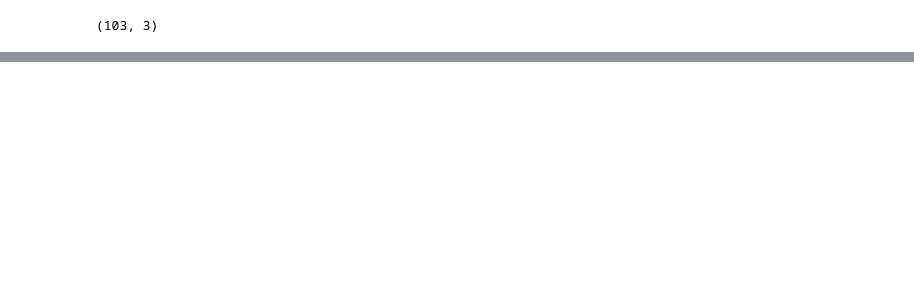
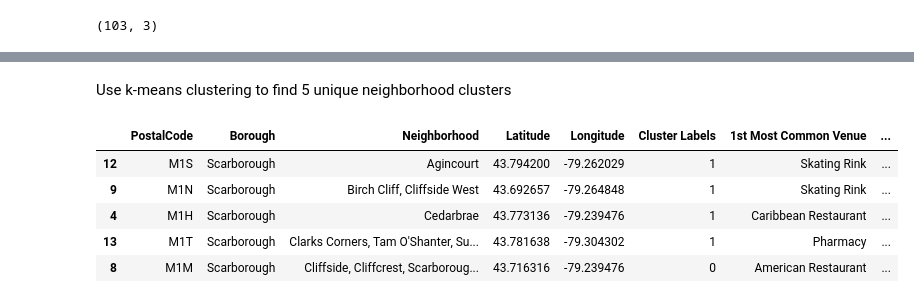
Before and after one commit to ClintonMc/Coursera_Capstone, a Jupyter notebook: Assignment_Toronto_Neighborhood_Segment.ipynb, the cells around one changed output, grey strips where cells are left out. Cells and saved outputs as stored; diff of their text form; code cells hidden in the pictures; blank space fills up the shorter version.

```diff
--- a/Assignment_Toronto_Neighborhood_Segment.ipynb
+++ b/Assignment_Toronto_Neighborhood_Segment.ipynb
@@ -69,0 +396,23 @@ df.shape
+# %%
+import numpy as np
+
+num_top_venues = 10
+
+indicators = ['st', 'nd', 'rd']
+
+# create columns according to number of top venues
+columns = ['Neighborhood']
+for ind in np.arange(num_top_venues):
+    try:
+        columns.append('{}{} Most Common Venue'.format(ind+1, indicators[ind]))
+    except:
+        columns.append('{}th Most Common Venue'.format(ind+1))
+
+# create a new dataframe
+neighborhoods_venues_sorted = pd.DataFrame(columns=columns)
+neighborhoods_venues_sorted['Neighborhood'] = scarborough_grouped['Neighborhood']
+
+for ind in np.arange(scarborough_grouped.shape[0]):
+    neighborhoods_venues_sorted.iloc[ind, 1:] = return_most_common_venues(scarborough_grouped.iloc[ind, :], num_top_venues)
+
+neighborhoods_venues_sorted.head()
@@ -69,0 +426,29 @@ df.shape
+# %% [markdown]
+Use k-means clustering to find 5 unique neighborhood clusters
+# %%
+from sklearn.cluster import KMeans
+
+# set number of clusters
+kclusters = 5
+
+scarborough_grouped_clustering = scarborough_grouped.drop('Neighborhood', 1)
+
+# run k-means clustering
+kmeans = KMeans(n_clusters=kclusters, random_state=0).fit(scarborough_grouped_clustering)
+
+# add clustering labels
+neighborhoods_venues_sorted.insert(0, 'Cluster Labels', kmeans.labels_)
+
+scarborough_merged = scarborough_data
+
+# merge scarborough_grouped with scarborough_data to add latitude/longitude for each neighborhood
+scarborough_merged = scarborough_merged.join(neighborhoods_venues_sorted.set_index('Neighborhood'), on='Neighborhood', how = 'right')
+
+scarborough_merged.head() # check the last columns!
+# %% [output]
+|  | PostalCode | Borough | Neighborhood | Latitude | Longitude | Cluster Labels | 1st Most Common Venue | ... |
+| 12 | M1S | Scarborough | Agincourt | 43.794200 | -79.262029 | 1 | Skating Rink | ... |
+| 9 | M1N | Scarborough | Birch Cliff, Cliffside West | 43.692657 | -79.264848 | 1 | Skating Rink | ... |
+| 4 | M1H | Scarborough | Cedarbrae | 43.773136 | -79.239476 | 1 | Caribbean Restaurant | ... |
+| 13 | M1T | Scarborough | Clarks Corners, Tam O'Shanter, Su... | 43.781638 | -79.304302 | 1 | Pharmacy | ... |
+| 8 | M1M | Scarborough | Cliffside, Cliffcrest, Scarboroug... | 43.716316 | -79.239476 | 0 | American Restaurant | ... |
```
Also changed, not shown: parts of 48 cells of this notebook.
